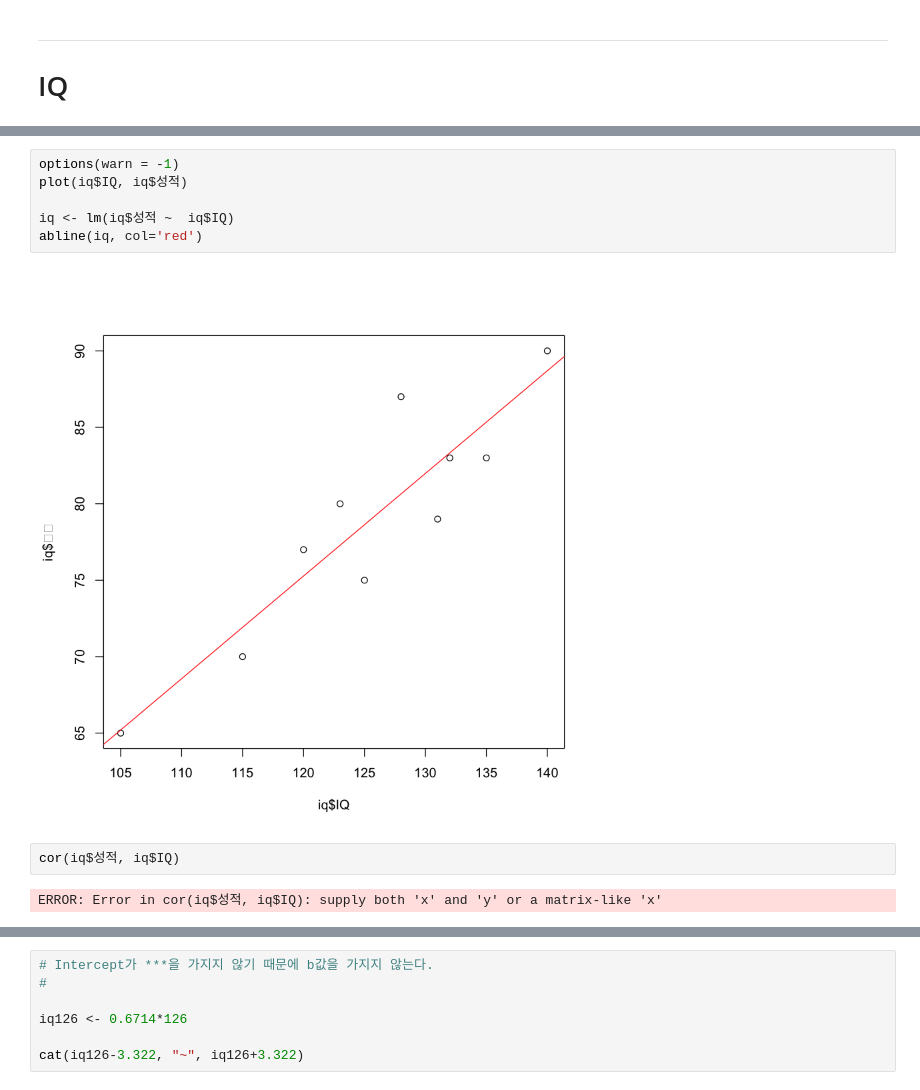
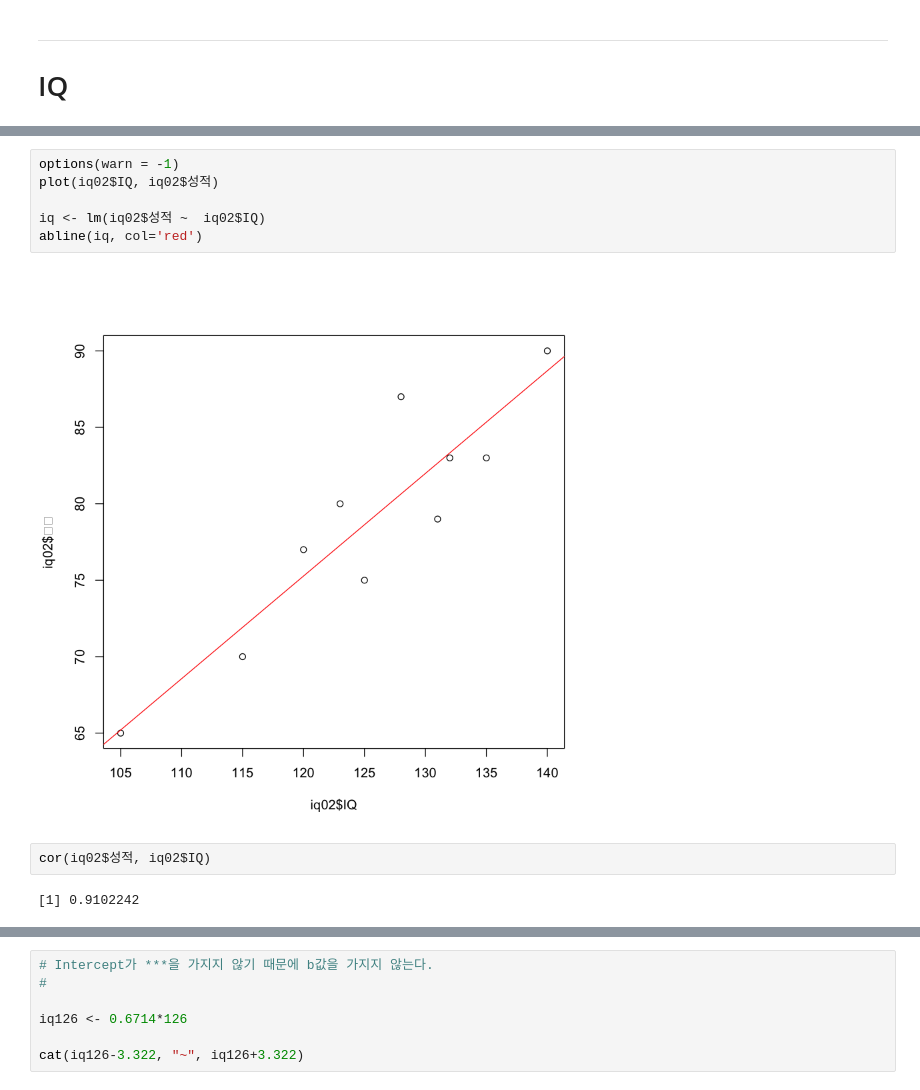
Before and after one commit to jjhwnn/R_Programming, a Jupyter notebook: 15. 회귀분석.ipynb, the cells around one changed output, grey strips where cells are left out. Cells and saved outputs as stored; diff of their text form.

```diff
--- a/15. 회귀분석.ipynb
+++ b/15. 회귀분석.ipynb
@@ -170,15 +175,15 @@ summary(iq)
  Max.   :4.0
 # %%
 options(warn = -1)
-plot(iq$IQ, iq$성적)
+plot(iq02$IQ, iq02$성적)
 
-iq <- lm(iq$성적 ~  iq$IQ)
+iq <- lm(iq02$성적 ~  iq02$IQ)
 abline(iq, col='red')
 # %% [output]
-[figure, old version]
+[figure, new version]
 # %%
-cor(iq$성적, iq$IQ)
+cor(iq02$성적, iq02$IQ)
 # %% [output]
-ERROR: Error in cor(iq$성적, iq$IQ): supply both 'x' and 'y' or a matrix-like 'x'
+[1] 0.9102242
 # %%
 summary(iq)
```
Also changed, not shown: parts of 29 cells of this notebook, 2 other files.
